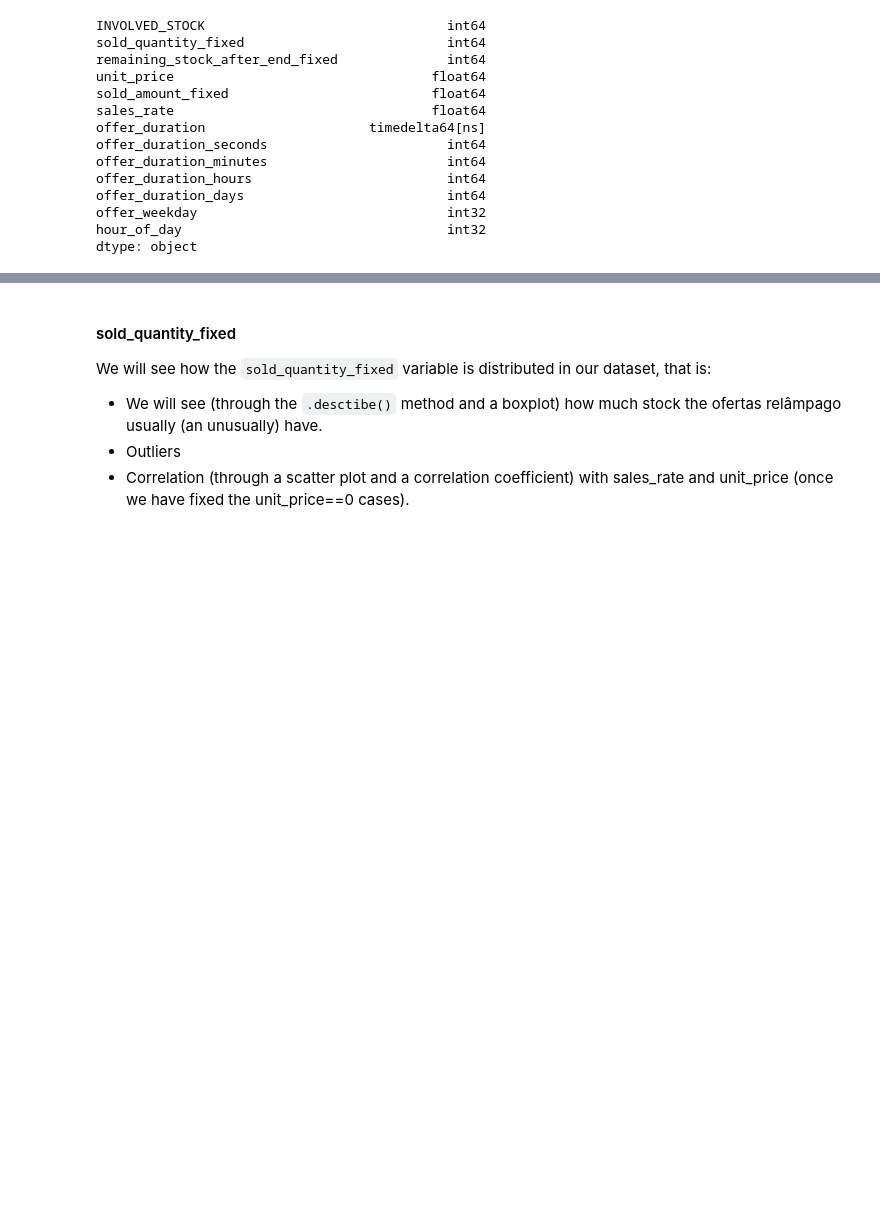
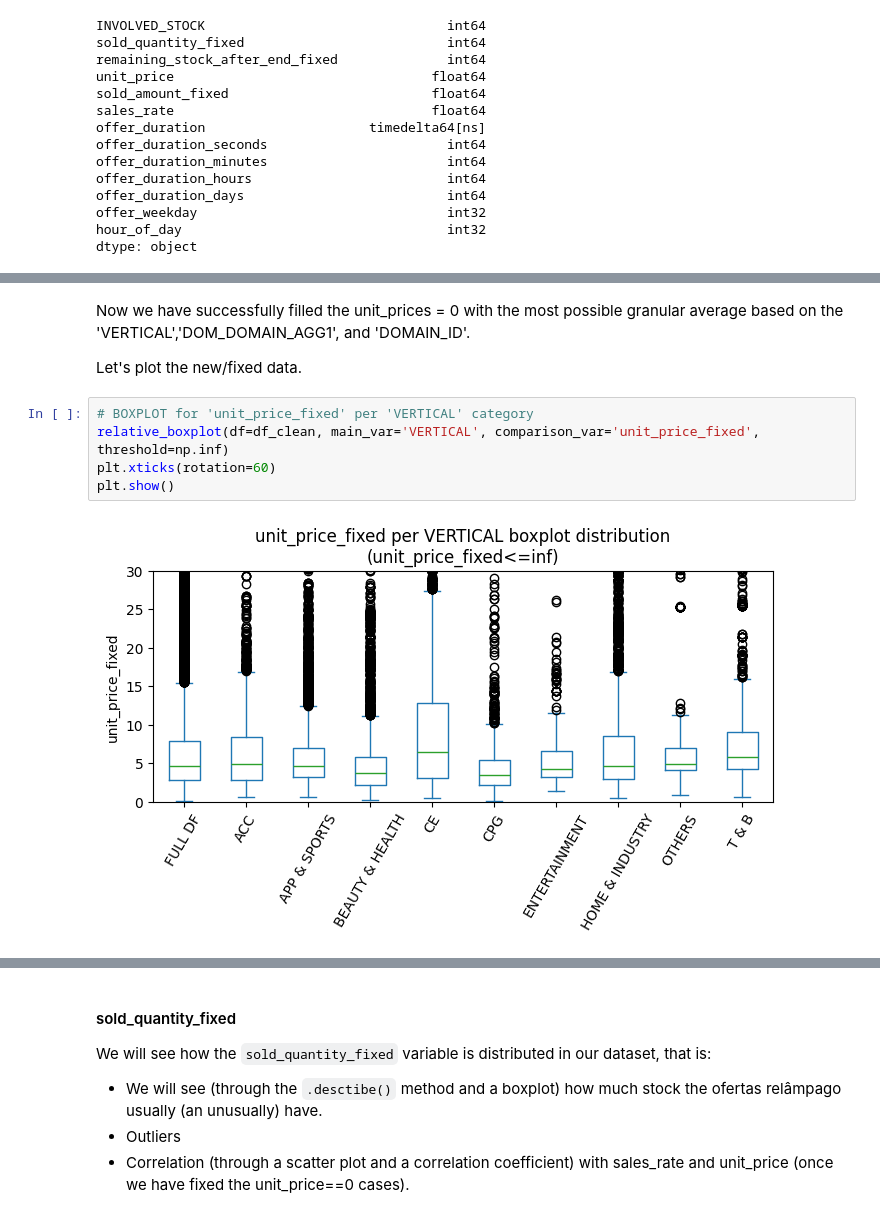
Before and after one commit to rafands/Meli_Tech_Challenge, a Jupyter notebook: EDA_ofertas_relampago.ipynb, the cells around one changed output, grey strips where cells are left out. Saved outputs shown, nothing was run; the diff lists cells and outputs as text; blank space fills up the shorter version.

```diff
--- a/EDA_ofertas_relampago.ipynb
+++ b/EDA_ofertas_relampago.ipynb
@@ -1412,0 +1531,11 @@ number of DOMAIN_ID's with sales:        965
+# %% [markdown]
+Now we have successfully filled the unit_prices = 0 with the most possible granular average based on the 'VERTICAL','DOM_DOMAIN_AGG1', and 'DOMAIN_ID'.
+
+Let's plot the new/fixed data.
+# %%
+# BOXPLOT for 'unit_price_fixed' per 'VERTICAL' category
+relative_boxplot(df=df_clean, main_var='VERTICAL', comparison_var='unit_price_fixed', threshold=np.inf)
+plt.xticks(rotation=60)
+plt.show()
+# %% [output]
+[figure, added]
```
Also changed, not shown: parts of 30 cells of this notebook.
